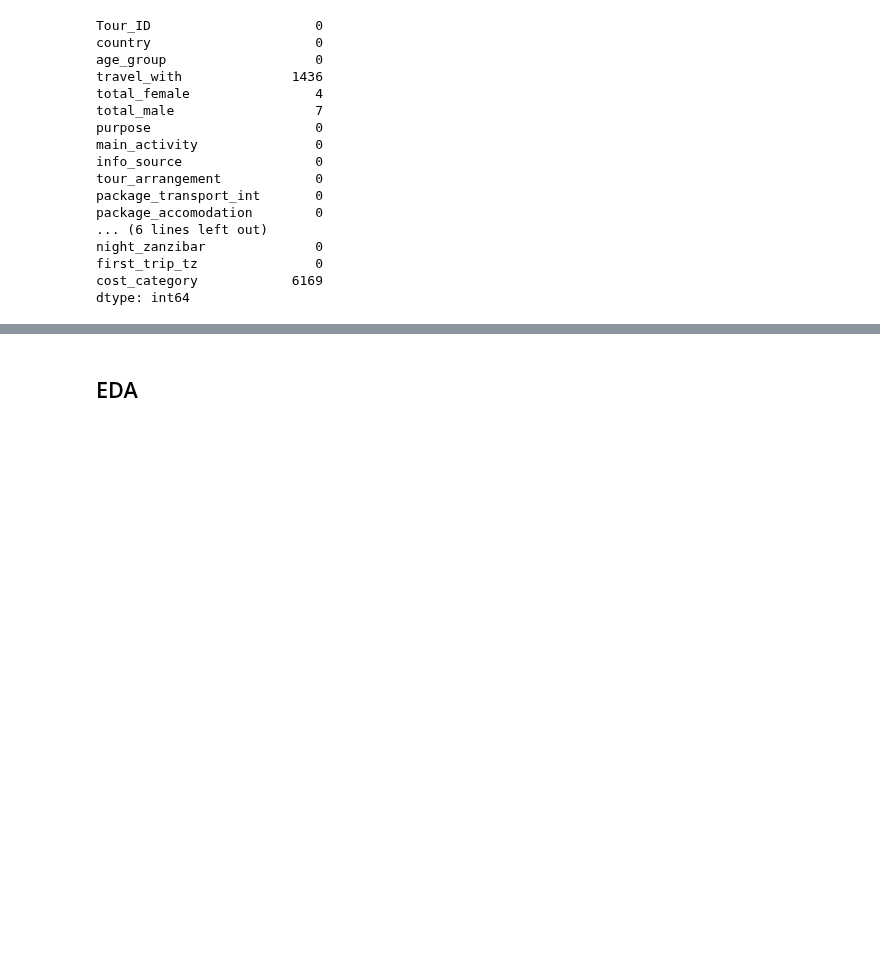
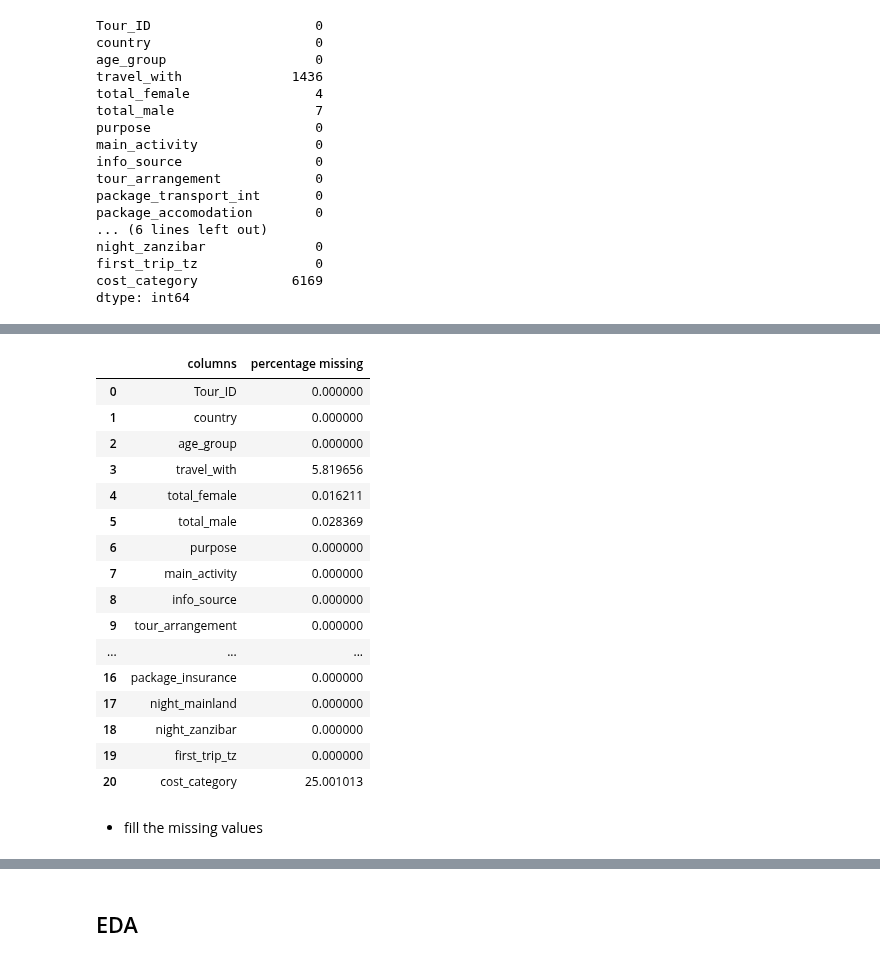
Before and after one commit to Njaramba-Riri/expenditure-prediction, a Jupyter notebook: model.ipynb, the cells around one changed output, grey strips where cells are left out. Saved outputs shown, nothing was run; the diff lists cells and outputs as text; code cells hidden in the pictures; blank space fills up the shorter version.

```diff
--- a/model.ipynb
+++ b/model.ipynb
@@ -176,0 +206,26 @@ dtype: int64
+# %%
+missing=df.isnull().sum()*100/len(df)
+missing_df=pd.DataFrame({"columns":df.columns,
+                         "percentage missing": missing})
+missing_df.reset_index(drop=True, inplace=True)
+missing_df
+# %% [output]
+|  | columns | percentage missing |
+| 0 | Tour_ID | 0.000000 |
+| 1 | country | 0.000000 |
+| 2 | age_group | 0.000000 |
+| 3 | travel_with | 5.819656 |
+| 4 | total_female | 0.016211 |
+| 5 | total_male | 0.028369 |
+| 6 | purpose | 0.000000 |
+| 7 | main_activity | 0.000000 |
+| 8 | info_source | 0.000000 |
+| 9 | tour_arrangement | 0.000000 |
+| ... | ... | ... |
+| 16 | package_insurance | 0.000000 |
+| 17 | night_mainland | 0.000000 |
+| 18 | night_zanzibar | 0.000000 |
+| 19 | first_trip_tz | 0.000000 |
+| 20 | cost_category | 25.001013 |
+# %% [markdown]
+- fill the missing values
```
Also changed, not shown: parts of 5 cells of this notebook.
